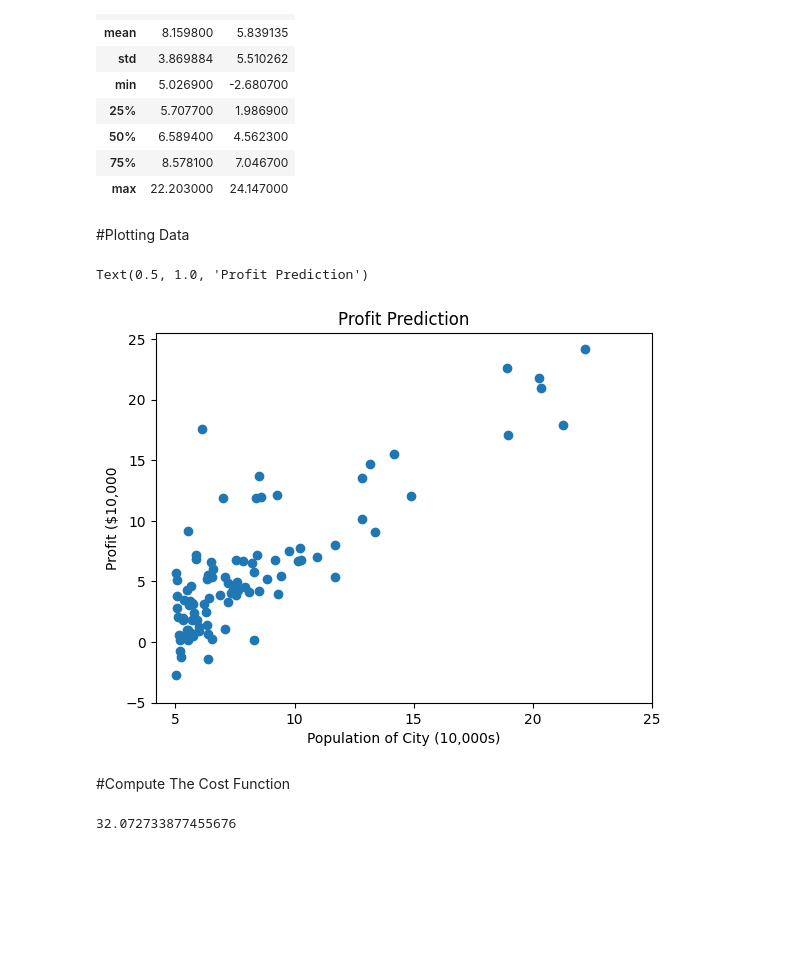
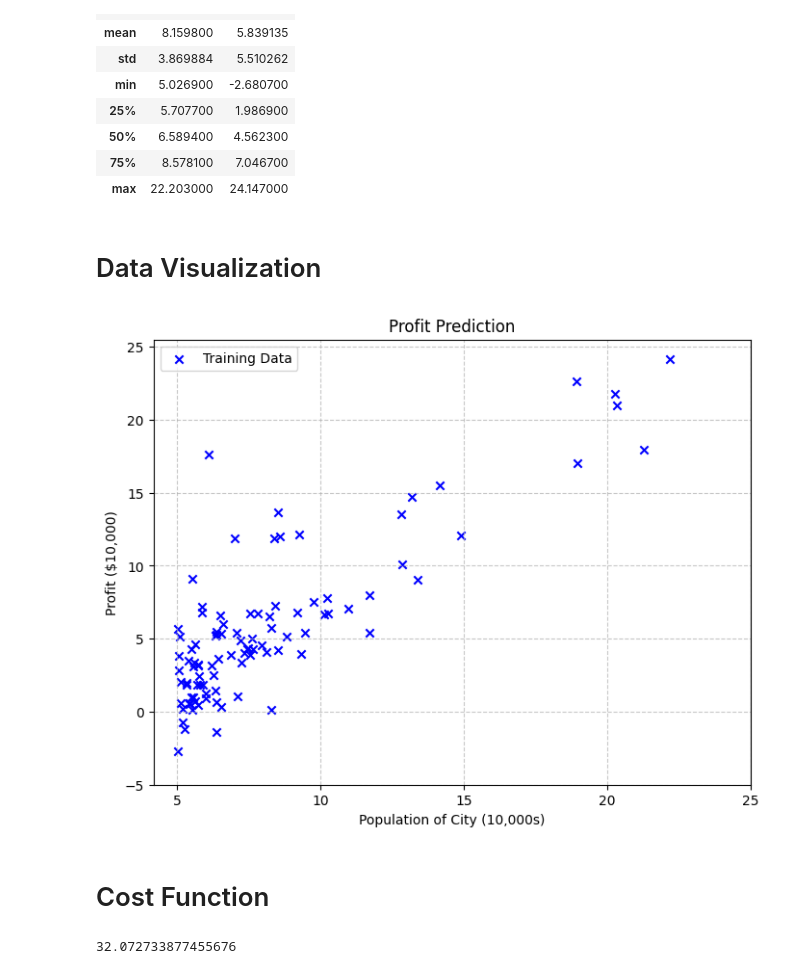
Before and after one commit to Bappy60/ML_Assignment, a Jupyter notebook: Contour Plot/contour_plot.ipynb, the cells around one changed output. Saved outputs shown, nothing was run; the diff lists cells and outputs as text; code cells hidden in the pictures; blank space fills up the shorter version.

```diff
--- a/Contour Plot/contour_plot.ipynb
+++ b/Contour Plot/contour_plot.ipynb
@@ -41,18 +44,33 @@ data.describe()
 | 75% | 8.578100 | 7.046700 |
 | max | 22.203000 | 24.147000 |
 # %% [markdown]
-#Plotting Data
+# Data Visualization
 # %%
-plt.scatter(data[0],data[1])
-plt.xticks(np.arange(5,30,step=5))
-plt.yticks(np.arange(-5,30,step=5))
+plt.figure(figsize=(8, 6))
+
+# Scatter plot with blue color and markers
+plt.scatter(data[0], data[1], color='blue', marker='x', label='Training Data')
+
+# Customize ticks
+plt.xticks(np.arange(5, 30, step=5))
+plt.yticks(np.arange(-5, 30, step=5))
+
+# Labeling and title
 plt.xlabel("Population of City (10,000s)")
-plt.ylabel("Profit ($10,000")
+plt.ylabel("Profit ($10,000)")
 plt.title("Profit Prediction")
+
+# Add grid for better readability
+plt.grid(True, linestyle='--', alpha=0.7)
+
+# Add legend
+plt.legend()
+
+# Show the plot
+plt.show()
 # %% [output]
-Text(0.5, 1.0, 'Profit Prediction')
-[figure, old version]
+[figure, new version]
 # %% [markdown]
-#Compute The Cost Function
+# Cost Function
 # %%
 def computeCost(X,y,theta):
```
Also changed, not shown: parts of 5 cells of this notebook.
